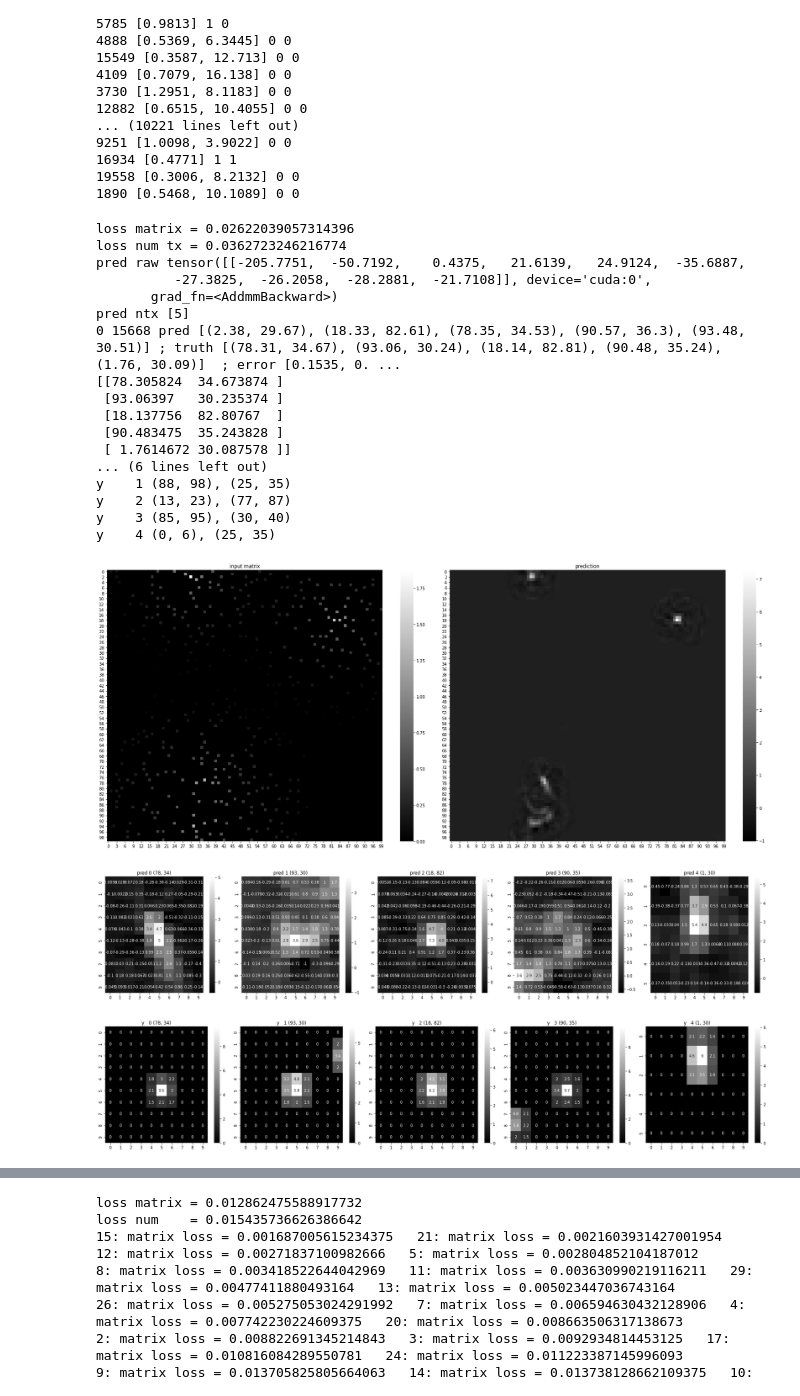
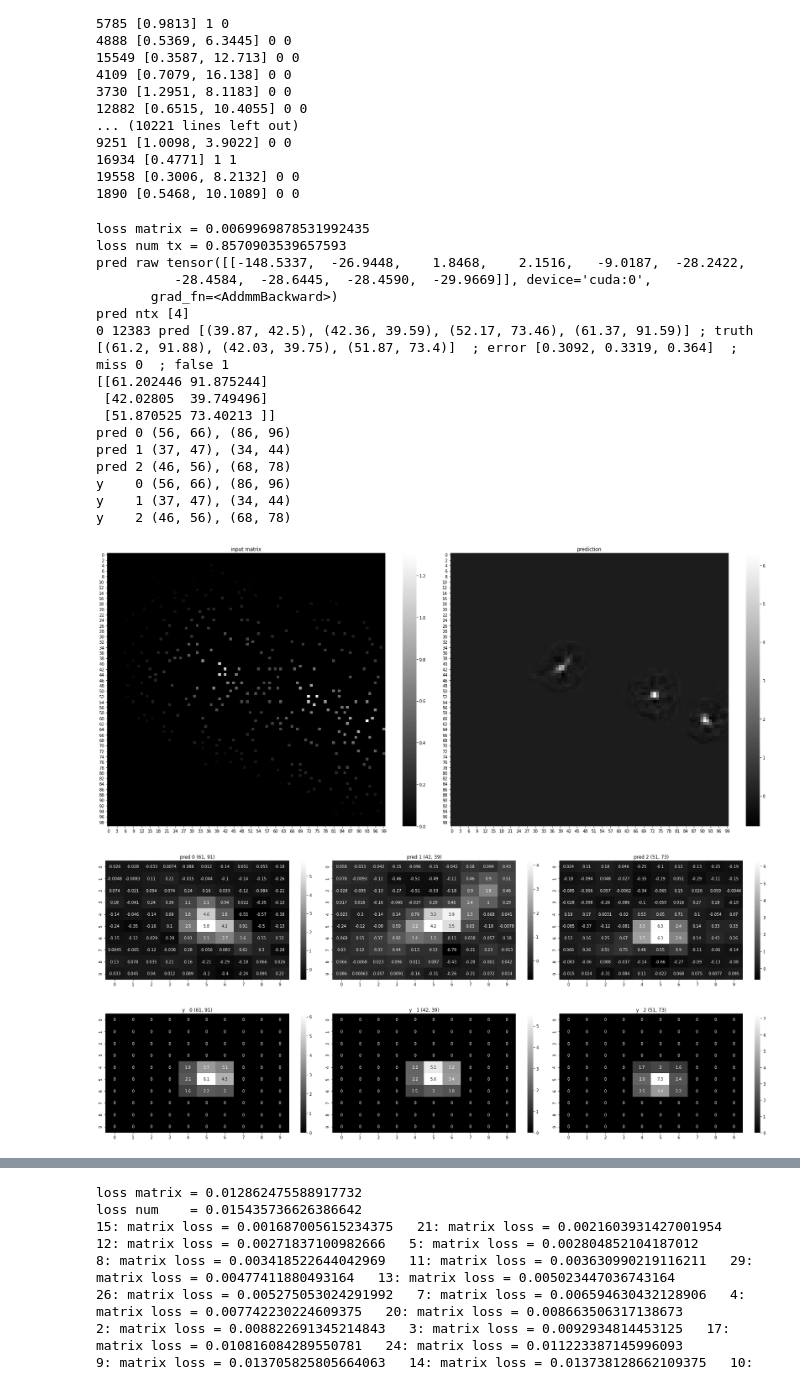
Before and after one commit to caitaozhan/deeplearning-localization, a Jupyter notebook: CNN-translation-multi-rand-dist-upbound.ipynb, the cells around one changed output, grey strips where cells are left out. Saved outputs shown, nothing was run; the diff lists cells and outputs as text; code cells hidden in the pictures.

```diff
--- a/CNN-translation-multi-rand-dist-upbound.ipynb
+++ b/CNN-translation-multi-rand-dist-upbound.ipynb
@@ -306,7 +306,8 @@ target num shape: 5
 # %%
 class NetTranslation4(nn.Module):
     '''Image translation.
-       the first CNN is the same as NetTranslation, the second one uses the output of the first CNN and output the # of Tx
+       the first CNN is the same as NetTranslation,
+       the second one uses the output of the first CNN and output the # of Tx
        Assuming the input image is 1 x 100 x 100
     '''
     def __init__(self):
@@ -456,12 +457,12 @@ def plot_epoch_stats(train_losses1, train_losses2, train_errors1, train_errors2,
 device     = torch.device('cuda')
 
 
-path1 = 'model/model1-11.10.pt'
-path2 = 'model/model2-11.10.pt'
+path1 = 'model/model1-11.11-3.pt'
+path2 = 'model/model2-11.11-3.pt'
 model1_minloss = 1000
 model2_minloss = 1000
 
-max_ntx = 10
+max_ntx = 5
 model1 = NetTranslation4()
 model2 = NetNumTx(max_ntx)
 
@@ -484,7 +485,7 @@ test_num_tx = []
 print_every = 200
 error_every = 200
 zeros  = make_zeros(batch=32, length=100)
-alpha  = 0    # control regulation
+alpha  = 0.001    # control regulation
 
 for epoch in range(num_epochs):
     print(f'epoch = {epoch}')
@@ -629,5 +630,9 @@ train loss for image translation
 # %%
 # evaluation for all test samples
+
+path1 = 'model/model1-11.10.pt'
+path2 = 'model/model2-11.11.pt'
+
 device = torch.device('cuda')
 model1 = NetTranslation4()
 model1.load_state_dict(torch.load(path1))
@@ -639,7 +644,6 @@ model2 = model2.to(device)
 
 model1.eval()
 model2.eval()
-
 
 test_index, test_errors1, test_misses1, test_falses1 = [], [], [], []
 ntx_correct, ntx_total = 0, 0
@@ -776,8 +801,9 @@ def myplot3(pred, y, y_float):
 # idx = 2418   # edge issue
 # idx = 8662    # one TX cannot meet peak threshold at low sensor density area
 # idx = 12289   # one TX cannot meet peak threshold at low sensor density area
-idx = 12215 # too close to call (tctc)
-idx = 15668
+# idx = 12215 # too close to call (tctc)
+# idx = 11221     # num of TX wrong, but peak finding is right
+idx = 12383
 
 def one_sample(idx):
     device = torch.device('cuda')
@@ -809,49 +835,48 @@ def one_sample(idx):
     errors, misses, falses = Metrics.localization_error_image_continuous(pred_matrix.copy(), pred_ntx, y_f, indx, Default.grid_length, peak_threshold=1, debug=True)
 
     pred_matrix = pred_matrix[0][0]
     fig, axs = plt.subplots(1, 2, figsize=(24, 10))
     X = X[0][0].data.cpu().numpy()
     sns.heatmap(X, cmap='gray', ax=axs[0])
     axs[0].set_title('input matrix')
     sns.heatmap(pred_matrix, cmap='gray', ax=axs[1])
     axs[1].set_title('prediction')
     plt.tight_layout()
     np.savetxt('test.txt', pred_matrix)
     y = y.data.cpu().numpy()[0][0]
     y_f = y_f[0]
     myplot3(pred_matrix, y, y_f)
 
     fig, axes = plt.subplots(2, int(len(y_f)/2 + 0.5), figsize=(25, 12))
     for i in range(len(y_f)):
         a, b = y_f[i]
         a, b = int(a), int(b)
         a1 = a-10 if a >= 10 else 0
         a2 = a+10 if a <= Default.grid_length-10 else Default.grid_length
         b1 = b-10 if b >= 10 else 0
         b2 = b+10 if b <= Default.grid_length-10 else Default.grid_length
         sns.heatmap(X[a1:a2,b1:b2], cmap='gray', annot=True, ax=axes.flat[i])
         axes.flat[i].set_title(f'Input image at {i} ({a}, {b})')
     fig.tight_layout()
 
 one_sample(idx)
 # %% [output]
-loss matrix = 0.02622039057314396
-loss num tx = 0.0362723246216774
-pred raw tensor([[-205.7751,  -50.7192,    0.4375,   21.6139,   24.9124,  -35.6887,
-          -27.3825,  -26.2058,  -28.2881,  -21.7108]], device='cuda:0',
+loss matrix = 0.0069969878531992435
+loss num tx = 0.8570903539657593
+pred raw tensor([[-148.5337,  -26.9448,    1.8468,    2.1516,   -9.0187,  -28.2422,
+          -28.4584,  -28.6445,  -28.4590,  -29.9669]], device='cuda:0',
        grad_fn=<AddmmBackward>)
-pred ntx [5]
-0 15668 pred [(2.38, 29.67), (18.33, 82.61), (78.35, 34.53), (90.57, 36.3), (93.48, 30.51)] ; truth [(78.31, 34.67), (93.06, 30.24), (18.14, 82.81), (90.48, 35.24), (1.76, 30.09)]  ; error [0.1535, 0. ...
-[[78.305824  34.673874 ]
- [93.06397   30.235374 ]
- [18.137756  82.80767  ]
- [90.483475  35.243828 ]
- [ 1.7614672 30.087578 ]]
-... (6 lines left out)
-y    1 (88, 98), (25, 35)
-y    2 (13, 23), (77, 87)
-y    3 (85, 95), (30, 40)
-y    4 (0, 6), (25, 35)
+pred ntx [4]
+0 12383 pred [(39.87, 42.5), (42.36, 39.59), (52.17, 73.46), (61.37, 91.59)] ; truth [(61.2, 91.88), (42.03, 39.75), (51.87, 73.4)]  ; error [0.3092, 0.3319, 0.364]  ; miss 0  ; false 1
+[[61.202446 91.875244]
+ [42.02805  39.749496]
+ [51.870525 73.40213 ]]
+pred 0 (56, 66), (86, 96)
+pred 1 (37, 47), (34, 44)
+pred 2 (46, 56), (68, 78)
+y    0 (56, 66), (86, 96)
+y    1 (37, 47), (34, 44)
+y    2 (46, 56), (68, 78)
-[figure, old version]
+[figure, new version]
-[figure, old version]
+[figure, new version]
-[figure, old version]
+[figure, new version]
```
Also changed, not shown: parts of 8 cells of this notebook, 9 other files.
